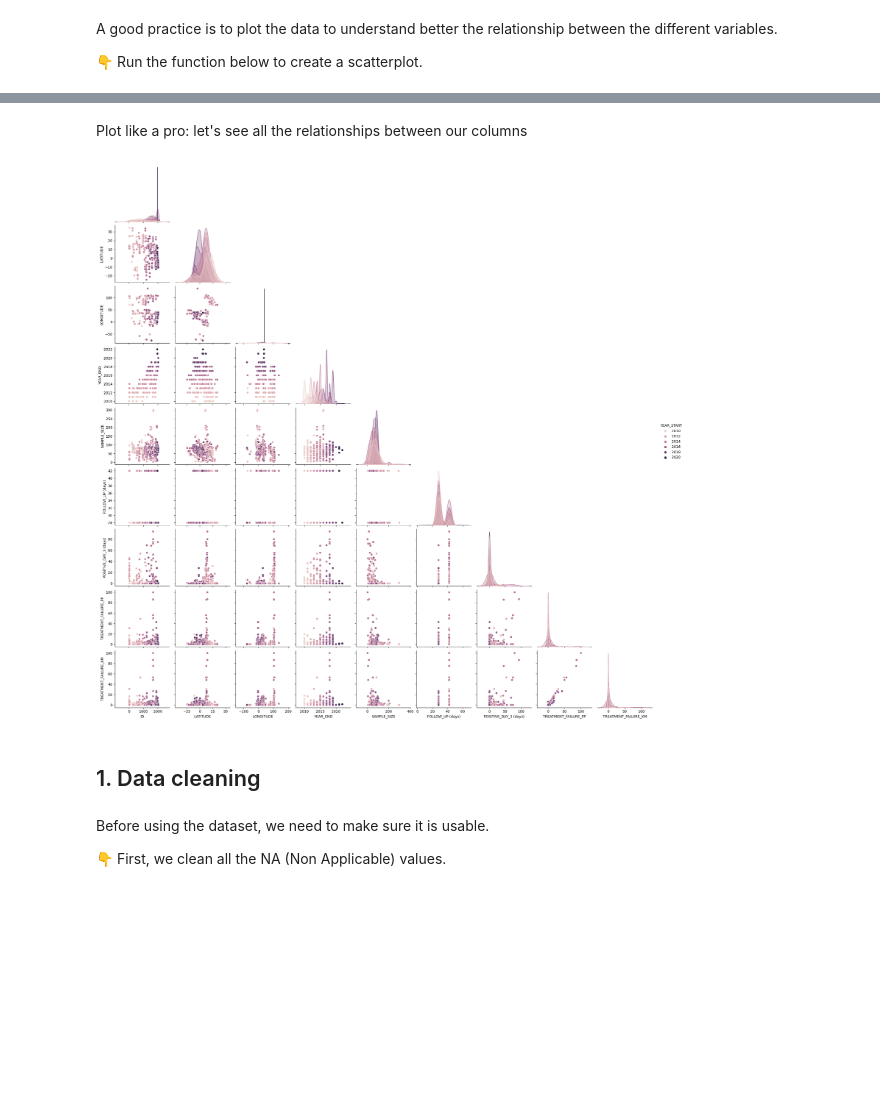
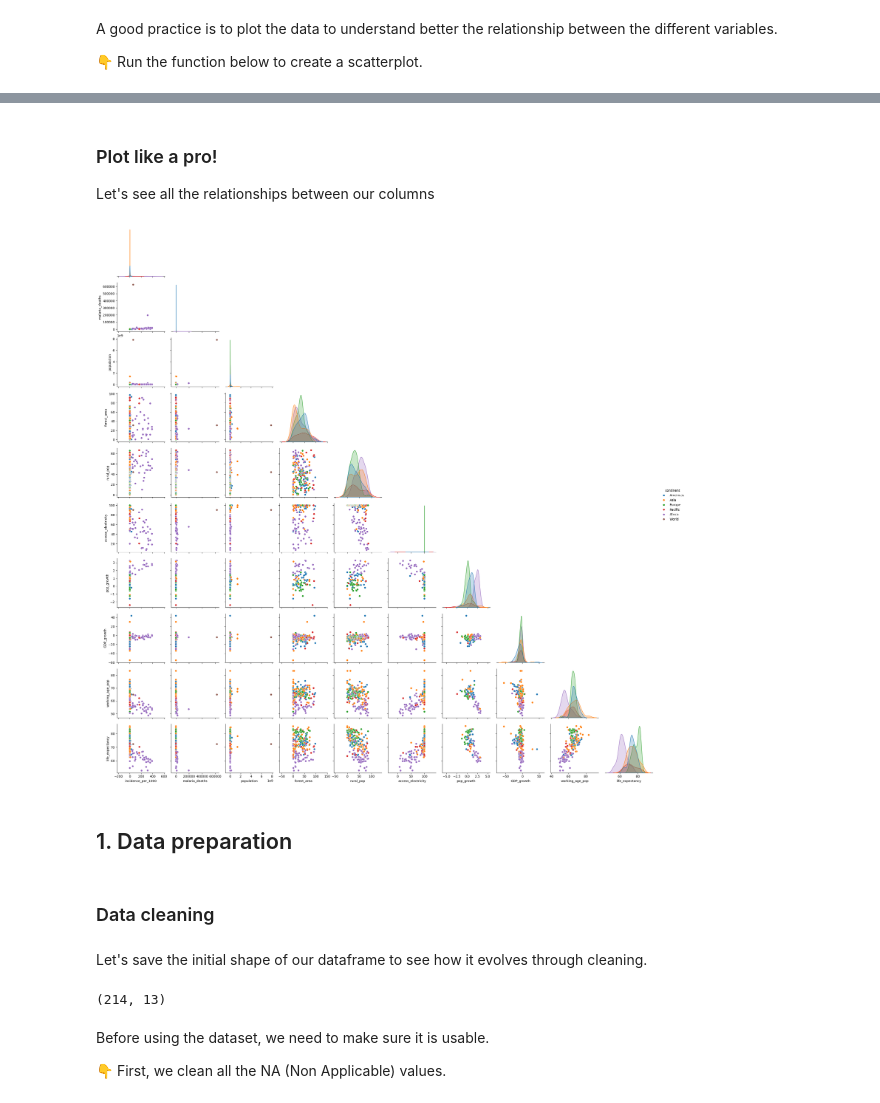
Before and after one commit to APepey/ML-workshop, a Jupyter notebook: notebooks/challenge02_MLbasics.ipynb, the cells around one changed output, grey strips where cells are left out. Cells and saved outputs as stored; diff of their text form; code cells hidden in the pictures; blank space fills up the shorter version.

```diff
--- a/notebooks/challenge02_MLbasics.ipynb
+++ b/notebooks/challenge02_MLbasics.ipynb
@@ -56,0 +64,3 @@ This dataset includes data on --- and is kindly provided by the WHO through thei
+# %%
+df = pd.read_csv("../data/workshop/worldbank-df.csv")
+df.head()
@@ -135,11 +246,21 @@ sns.scatterplot(x='TREATMENT_FAILURE_KM', y='POSITIVE_DAY_3 (days)', data=df, si
 # %% [markdown]
-Plot like a pro: let's see all the relationships between our columns
+### Plot like a pro!
+Let's see all the relationships between our columns
 # %%
-sns.pairplot(df, hue = "YEAR_START", corner = True);
+sns.pairplot(df, hue = 'continent', corner = True);
 # %% [output]
-[figure, old version]
+[figure, new version]
+# %% [markdown]
+## 1. Data preparation
 # %% [markdown]
-## 1. Data cleaning
+### Data cleaning
+# %% [markdown]
+Let's save the initial shape of our dataframe to see how it evolves through cleaning.
+# %%
+initial_shape = df.shape
+initial_shape
+# %% [output]
+(214, 13)
 # %% [markdown]
 Before using the dataset, we need to make sure it is usable.
 
```
Also changed, not shown: parts of 116 cells of this notebook.
